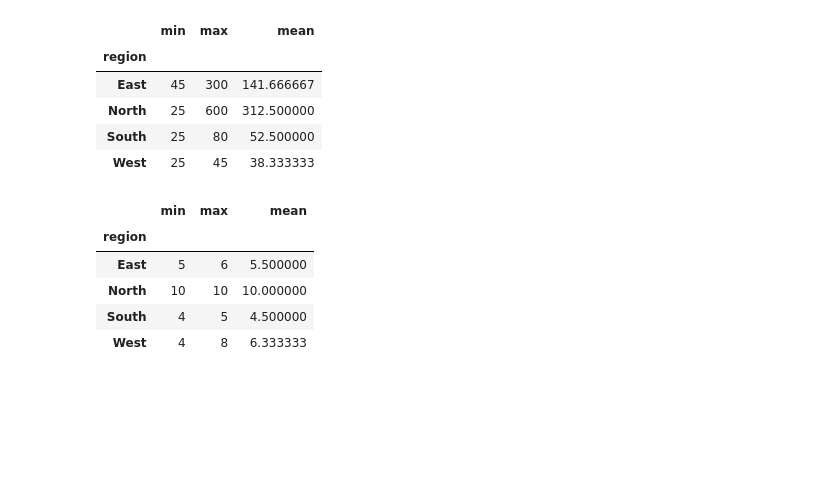
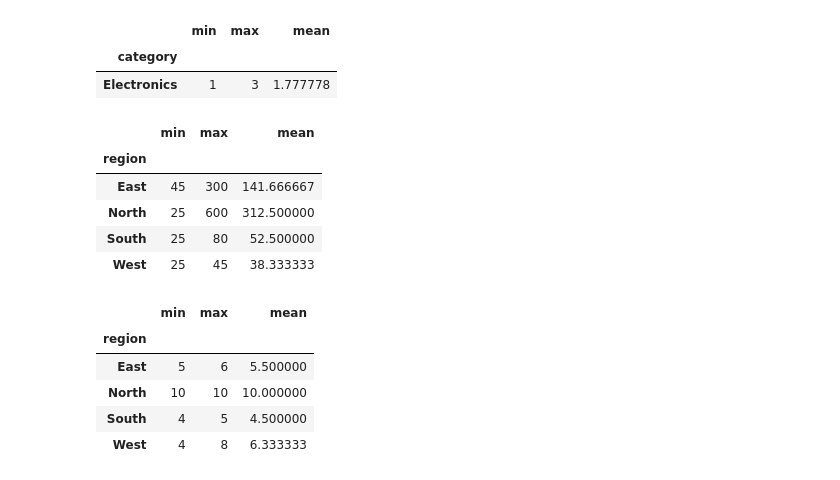
Before and after one commit to ronirgp/pandas-sales-analysis, a Jupyter notebook: notebooks/sales_analysis.ipynb, the cells around one changed output. Cells and saved outputs as stored; diff of their text form; code cells hidden in the pictures; blank space fills up the shorter version.

Commit message:
Add filtered category quantity statistics

```diff
--- a/notebooks/sales_analysis.ipynb
+++ b/notebooks/sales_analysis.ipynb
@@ -1,6 +1,12 @@
 # %%
 import pandas as pd
 df = pd.read_csv(r"C:\Users\Ronal\OneDrive\Desktop\pandas-sales-analysis\data\sales.csv")
+# %%
+df[df["price"] > 300 ].groupby("category")["quantity"].agg(["min", "max", "mean"])
+# %% [output]
+|  | min | max | mean |
+| category |  |  |  |
+| Electronics | 1 | 3 | 1.777778 |
 # %%
 df[df["quantity"] > 2].groupby("region")["price"].agg(["min", "max", "mean"])
 # %% [output]
```
Also changed, not shown: 1 other file.
